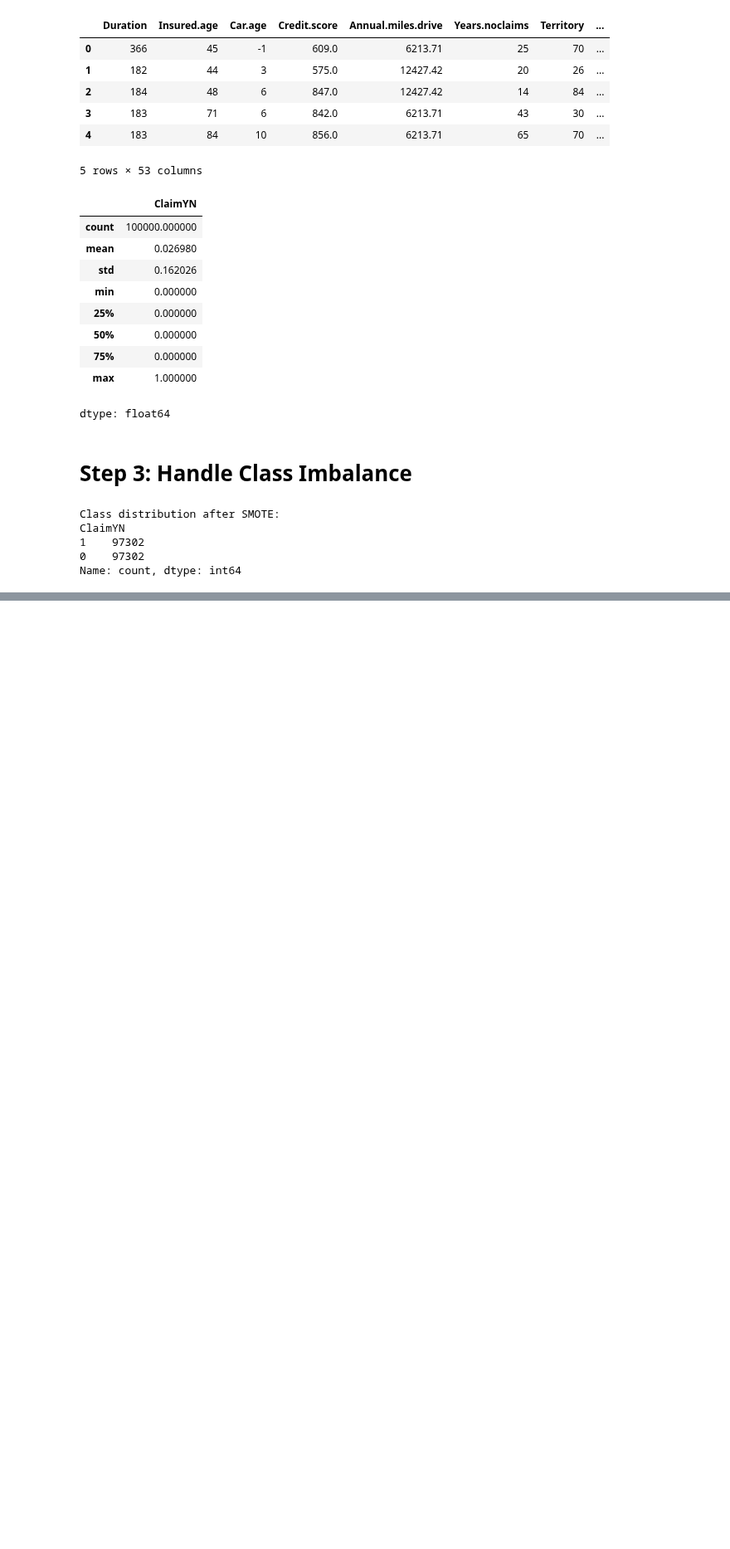
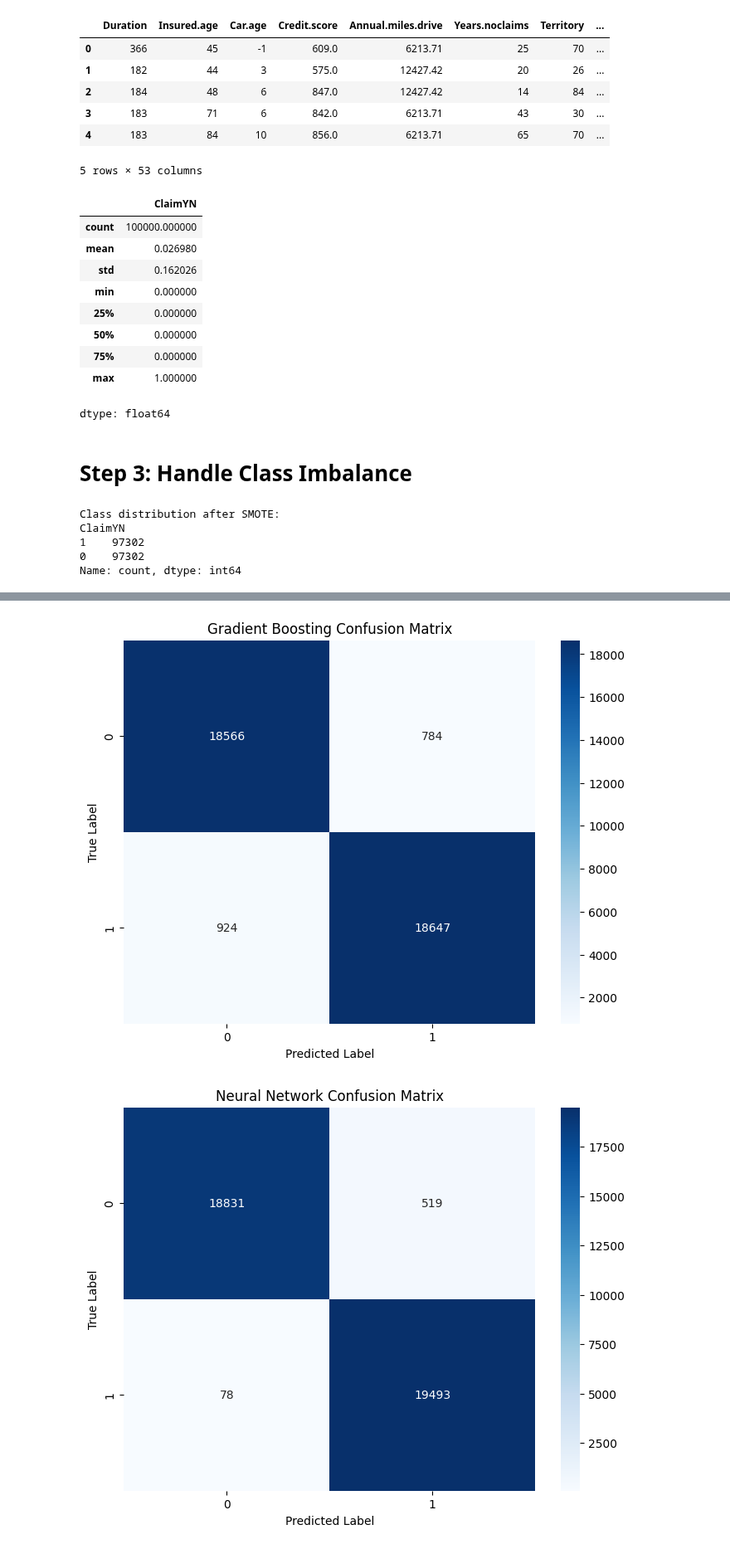
Before and after one commit to fjadidi2001/Insurance, a Jupyter notebook: ClaimYNprediction.ipynb, the cells around one changed output, grey strips where cells are left out. Shown at 83% size. Saved outputs shown, nothing was run; the diff lists cells and outputs as text; code cells hidden in the pictures; blank space fills up the shorter version.

Commit message:
evaluate model

```diff
--- a/ClaimYNprediction.ipynb
+++ b/ClaimYNprediction.ipynb
@@ -123,0 +170,69 @@ Name: count, dtype: int64
+# %%
+def evaluate_model(y_true, y_pred, y_pred_proba, model_name):
+    """
+    Evaluate model performance using multiple metrics
+    """
+    accuracy = accuracy_score(y_true, y_pred)
+    precision = precision_score(y_true, y_pred)
+    recall = recall_score(y_true, y_pred)
+    f1 = f1_score(y_true, y_pred)
+    auc_roc = roc_auc_score(y_true, y_pred_proba)
+
+    print(f"\n{model_name} Performance Metrics:")
+    print(f"Accuracy: {accuracy:.4f}")
+    print(f"Precision: {precision:.4f}")
+    print(f"Recall: {recall:.4f}")
+    print(f"F1 Score: {f1:.4f}")
+    print(f"AUC-ROC: {auc_roc:.4f}")
+
+    return accuracy, precision, recall, f1, auc_roc
+
+def plot_confusion_matrix(y_true, y_pred, model_name):
+    """
+    Plot confusion matrix
+    """
+    cm = confusion_matrix(y_true, y_pred)
+    plt.figure(figsize=(8, 6))
+    sns.heatmap(cm, annot=True, fmt='d', cmap='Blues')
+    plt.title(f'{model_name} Confusion Matrix')
+    plt.ylabel('True Label')
+    plt.xlabel('Predicted Label')
+    plt.show()
+
+# Evaluate individual models
+gb_predictions = (gb_pred_proba > 0.5).astype(int)
+nn_predictions = (nn_pred_proba > 0.5).astype(int)
+
+# Evaluate all models
+evaluate_model(y_test, gb_predictions, gb_pred_proba, "Gradient Boosting")
+evaluate_model(y_test, nn_predictions, nn_pred_proba, "Neural Network")
+evaluate_model(y_test, ensemble_predictions, ensemble_pred_proba, "Ensemble")
+
+# Plot confusion matrices
+plot_confusion_matrix(y_test, gb_predictions, "Gradient Boosting")
+plot_confusion_matrix(y_test, nn_predictions, "Neural Network")
+plot_confusion_matrix(y_test, ensemble_predictions, "Ensemble")
+
+# Feature importance for Gradient Boosting
+def plot_feature_importance(model, feature_names):
+    importance = model.feature_importances_
+    sorted_idx = np.argsort(importance)
+    pos = np.arange(sorted_idx.shape[0]) + .5
+
+    plt.figure(figsize=(12, 6))
+    plt.barh(pos, importance[sorted_idx])
+    plt.yticks(pos, feature_names[sorted_idx])
+    plt.xlabel('Feature Importance')
+    plt.title('Feature Importance (Gradient Boosting)')
+    plt.tight_layout()
+    plt.show()
+
+# Get feature names
+feature_names = np.array(X.columns)
+plot_feature_importance(gb_model, feature_names)
+
+# Cross-validation scores
+cv_scores = cross_val_score(gb_model, X_resampled, y_resampled, cv=5)
+print("\nCross-validation scores (Gradient Boosting):")
+print(f"Mean CV Score: {cv_scores.mean():.4f} (+/- {cv_scores.std() * 2:.4f})")
+# %% [output]
@@ -123,0 +259,2 @@ Name: count, dtype: int64
+[figure, added]
+[figure, added]
```
Also changed, not shown: parts of 3 cells of this notebook.
